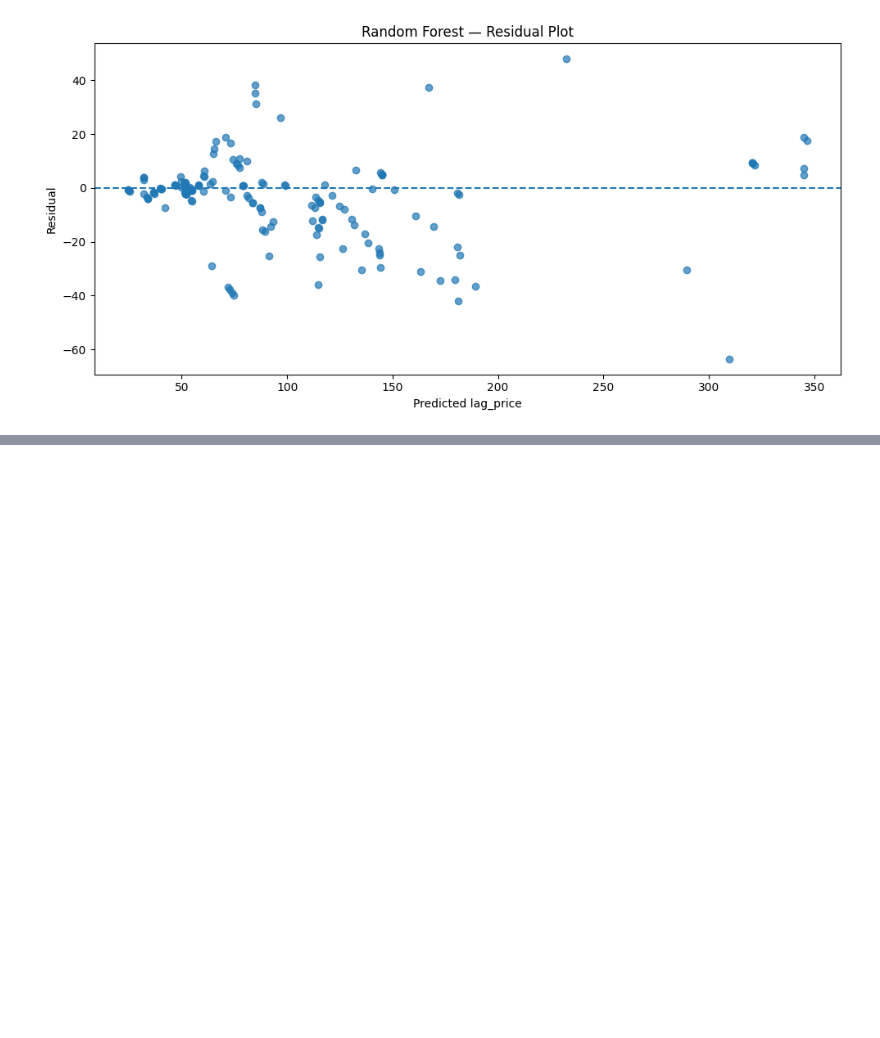
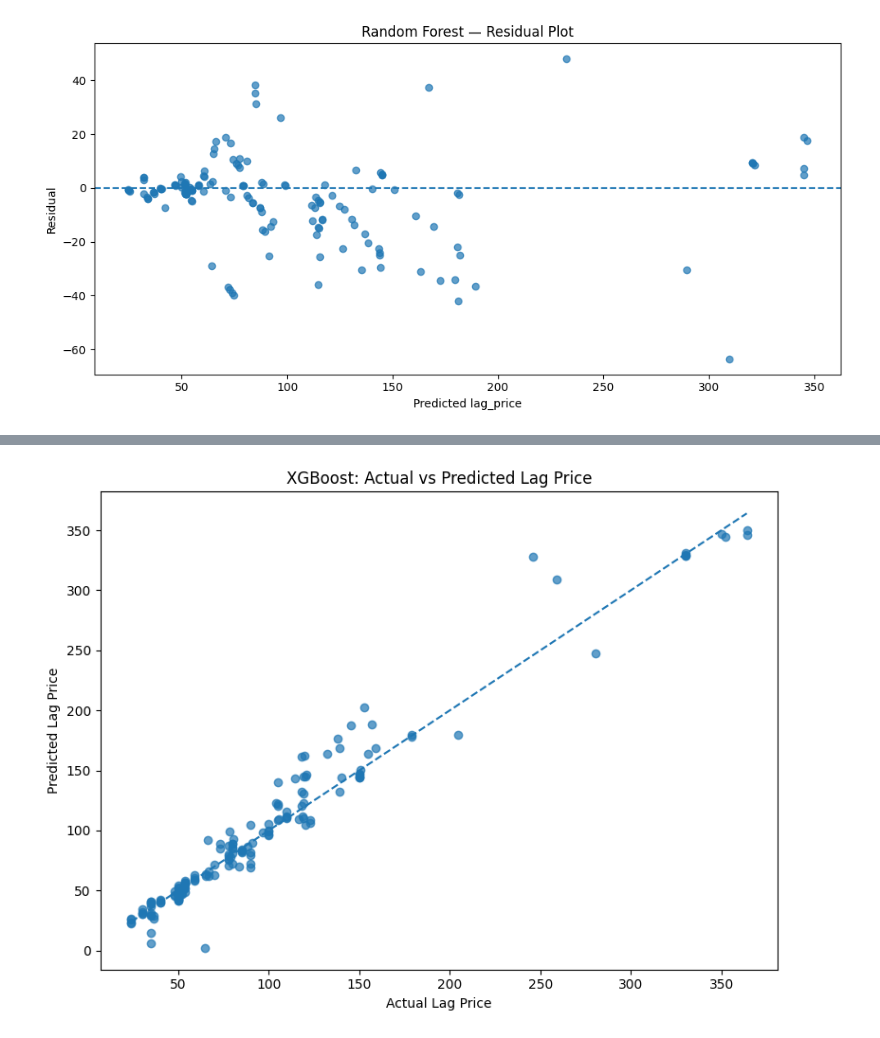
Before and after one commit to awwashreeadarsh19/Intern-project_1-Retail_Pricing, a Jupyter notebook: main.ipynb, the cells around one changed output, grey strips where cells are left out. Drawn from its saved outputs; the diff is of its cells as text; code cells hidden in the pictures; blank space fills up the shorter version.

```diff
--- a/main.ipynb
+++ b/main.ipynb
@@ -3866,0 +4024,25 @@ plt.show()
+# %%
+# actual vs predicted plot for XGBoost
+
+plt.figure(figsize=(8, 6))
+
+plt.scatter(
+    y_test,
+    y_pred_xgb,
+    alpha=0.7
+)
+
+plt.plot(
+    [y_test.min(), y_test.max()],
+    [y_test.min(), y_test.max()],
+    linestyle="--"
+)
+
+plt.xlabel("Actual Lag Price")
+plt.ylabel("Predicted Lag Price")
+plt.title("XGBoost: Actual vs Predicted Lag Price")
+
+plt.tight_layout()
+plt.show()
+# %% [output]
+[figure, added]
```
Also changed, not shown: parts of 29 cells of this notebook.
